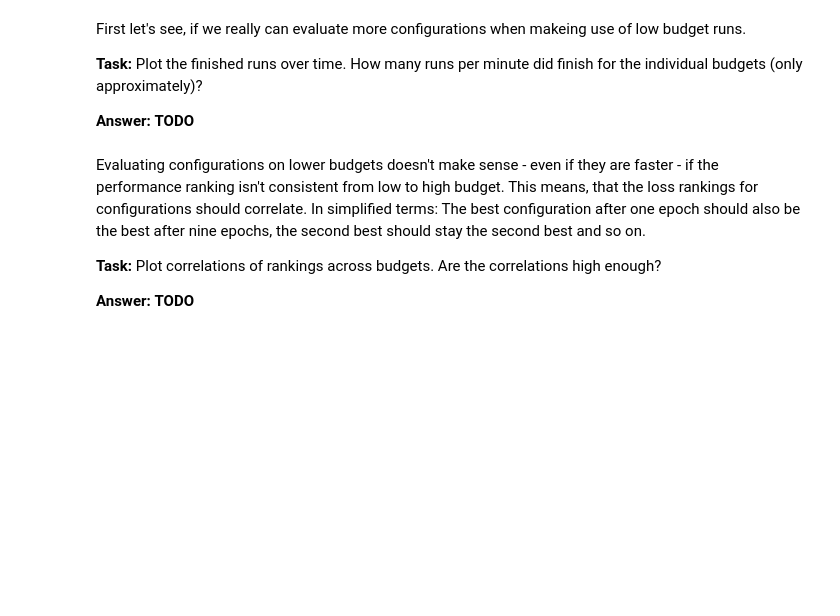
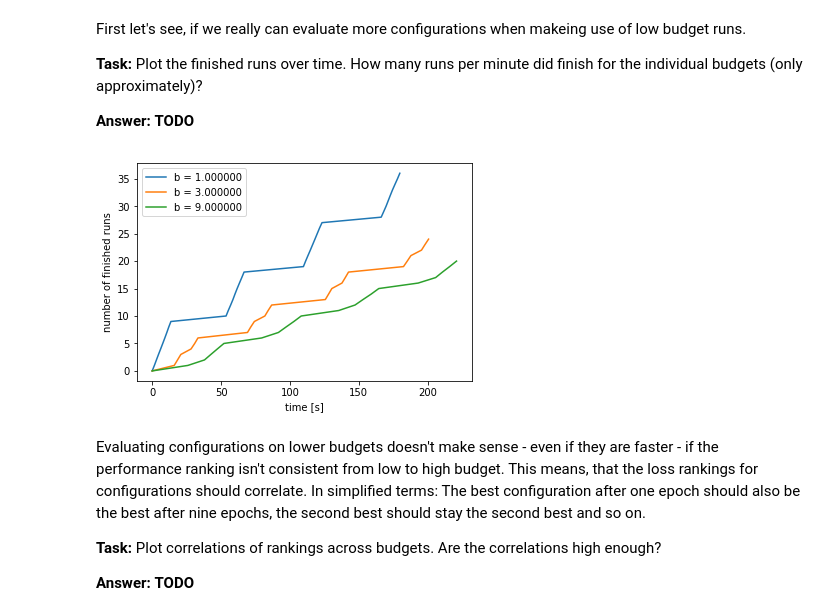
Before and after one commit to bornabesic/deep-learning-exercises, a Jupyter notebook: Exercise 6/exercise06_hpo_bohb.ipynb, the cells around one changed output. Cells and saved outputs as stored; diff of their text form; code cells hidden in the pictures; blank space fills up the shorter version.

```diff
--- a/Exercise 6/exercise06_hpo_bohb.ipynb
+++ b/Exercise 6/exercise06_hpo_bohb.ipynb
@@ -555,6 +695,10 @@ First let's see, if we really can evaluate more configurations when makeing use
 **Answer:** **TODO**
 # %%
 # START TODO ##################
+hpvis.finished_runs_over_time(all_runs)
+pass
+# %% [output]
+[figure, added]
 # %% [markdown]
 Evaluating configurations on lower budgets doesn't make sense - even if they are faster - if the performance ranking isn't consistent from low to high budget. This means, that the loss rankings for configurations should correlate. In simplified terms: The best configuration after one epoch should also be the best after nine epochs, the second best should stay the second best and so on.
 
```
Also changed, not shown: parts of 12 cells of this notebook.
